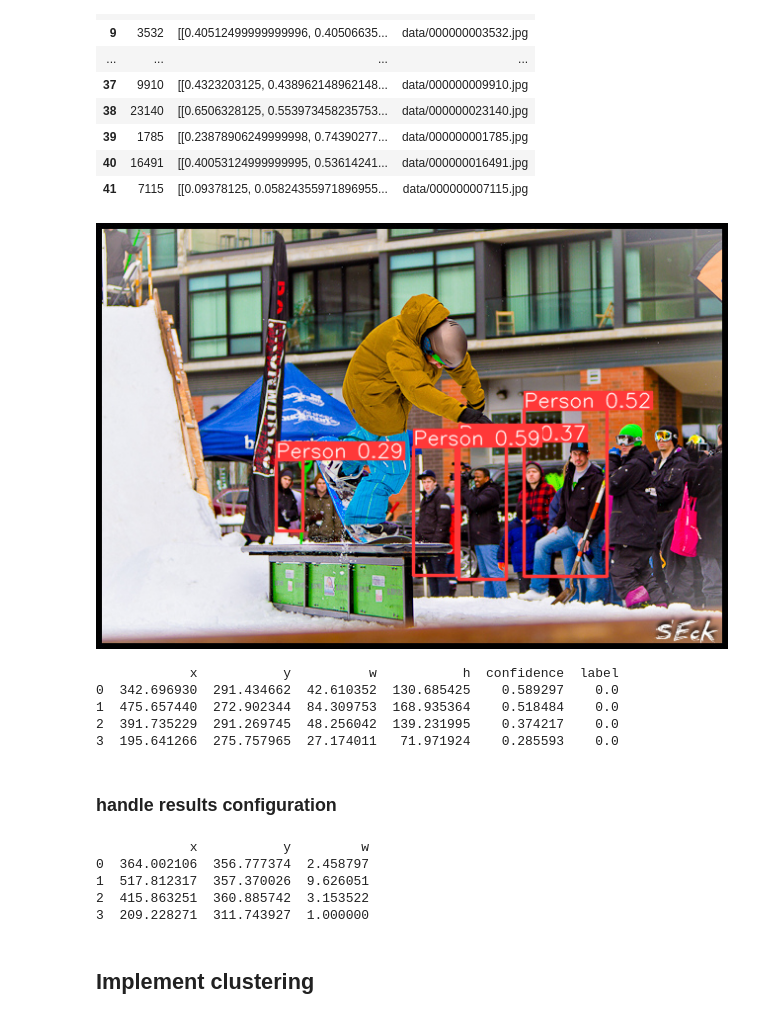
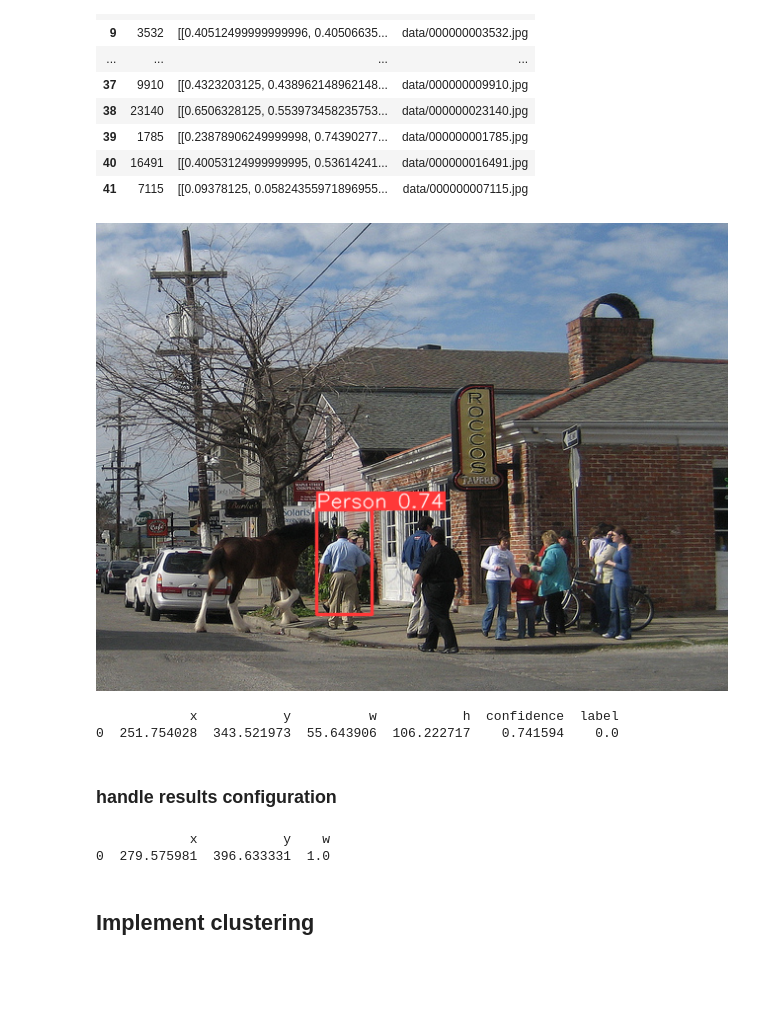
Before and after one commit to Uzair05/crowdDetection, a Jupyter notebook: CrowdCounting.ipynb, the cells around one changed output. Cells and saved outputs as stored; diff of their text form; code cells hidden in the pictures; blank space fills up the shorter version.

```diff
--- a/CrowdCounting.ipynb
+++ b/CrowdCounting.ipynb
@@ -42,20 +42,17 @@ test
 | 40 | 16491 | [[0.40053124999999995, 0.53614241... | data/000000016491.jpg |
 | 41 | 7115 | [[0.09378125, 0.05824355971896955... | data/000000007115.jpg |
 # %%
-res = model(test.iloc[8]["path"])
+res = model(test.iloc[22]["path"])
 res.show()
 # %% [output]
-[figure, old version]
+[figure, new version]
 # %%
 res = pd.DataFrame(res.xywh[0].cpu().numpy(), columns=["x", "y", "w", "h", "confidence", "label"])
 # %%
 print(res.sort_values(by=["confidence"], ascending=False))
 # %% [output]
             x           y          w           h  confidence  label
-0  342.696930  291.434662  42.610352  130.685425    0.589297    0.0
-1  475.657440  272.902344  84.309753  168.935364    0.518484    0.0
-2  391.735229  291.269745  48.256042  139.231995    0.374217    0.0
-3  195.641266  275.757965  27.174011   71.971924    0.285593    0.0
+0  251.754028  343.521973  55.643906  106.222717    0.741594    0.0
 # %% [markdown]
 ### handle results configuration
 # %%
@@ -67,11 +64,8 @@ res["w"] = res.apply(lambda x:(x["w"]/min_w)**2, axis=1)
 res = res[res["confidence"]>=0.15][["x", "y", "w"]]
 print(res)
 # %% [output]
-            x           y         w
-0  364.002106  356.777374  2.458797
-1  517.812317  357.370026  9.626051
-2  415.863251  360.885742  3.153522
-3  209.228271  311.743927  1.000000
+            x           y    w
+0  279.575981  396.633331  1.0
 # %% [markdown]
 ## Implement clustering
 # %%
```
Also changed, not shown: parts of 4 cells of this notebook, 3 other files.
